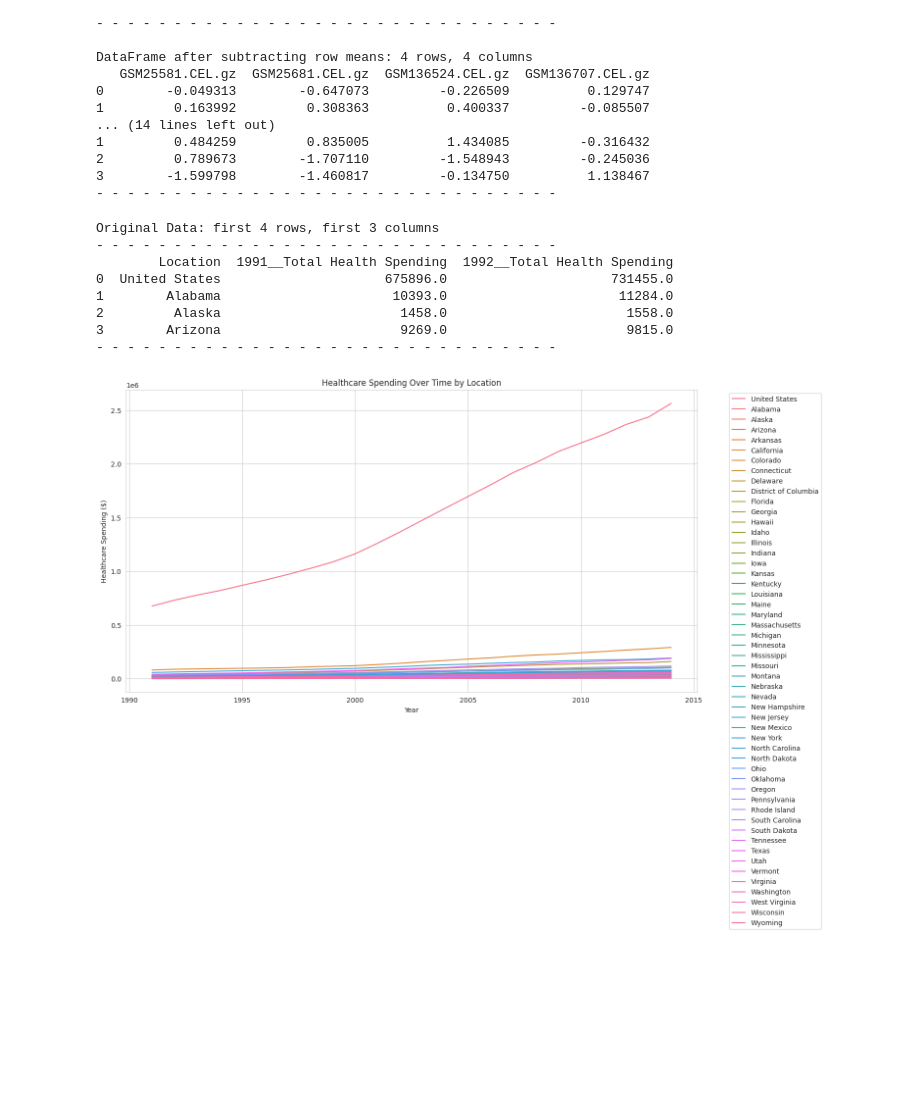
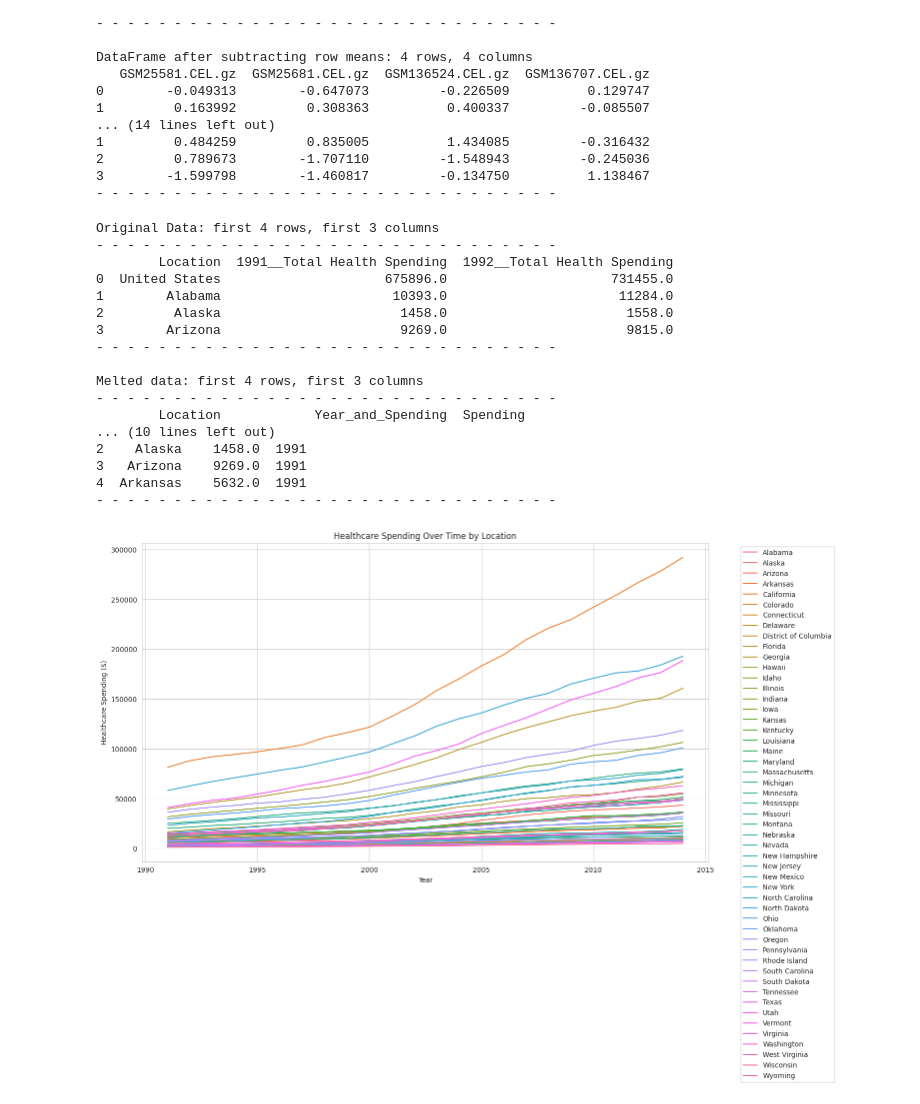
Before and after one commit to rjhanjee/my-first-repo, a Jupyter notebook: hw3.ipynb, the cells around one changed output. Drawn from its saved outputs; the diff is of its cells as text; code cells hidden in the pictures; blank space fills up the shorter version.

```diff
--- a/hw3.ipynb
+++ b/hw3.ipynb
@@ -233,6 +250,12 @@ DataFrame after subtracting row means: 4 rows, 4 columns
 3        -1.599798        -1.460817         -0.134750          1.138467
 - - - - - - - - - - - - - - - - - - - - - - - - - - - - - -
 # %%
+# Download the data from hereLinks to an external site..
+#  Name it "healthcare_df".
+# Create a plot of healthcare spending versus time color coded by states.
+# The option skiprows = 2 is useful in pd.read_csv
+# for this dataset since there's two lines of metadata at the top of the file.
+
 import pandas as pd
 import seaborn as sns
 import matplotlib.pyplot as plt
@@ -252,8 +275,14 @@ print("- " *30)
 # Identify the year columns (those ending with '__Total Health Spending')
 year_cols = [col for col in healthcare_df.columns if '__Total Health Spending' in col]
 
+
 # Melt the DataFrame to have 'Location' as id_vars and year_cols as value_vars
 melted_df = healthcare_df.melt(id_vars=['Location'], value_vars=year_cols, var_name='Year_and_Spending', value_name='Spending')
+
+print("\nMelted data: first 4 rows, first 3 columns")
+print("- " *30)
+print(melted_df.iloc[:4, :3])
+print("- " *30)
 
 # Extract the year from the 'Year_and_Spending' column
 melted_df['Year'] = melted_df['Year_and_Spending'].str.extract(r'(\d{4})').astype(int)
@@ -263,7 +292,13 @@ melted_df = melted_df.drop('Year_and_Spending', axis=1)
 
 # Remove rows with NaN values in 'Spending' or 'Year' that might have resulted from metadata or parsing issues
 melted_df.dropna(subset=['Spending', 'Year'], inplace=True)
+# remove the row United States
+melted_df = melted_df[melted_df['Location'] != 'United States']
 
+print("\nMelted data: first 4 rows, first 3 columns")
+print("- " *30)
+print(melted_df.iloc[:4, :3])
+print("- " *30)
 
 # Set a style for the plot
 sns.set_style("whitegrid")
@@ -271,31 +306,40 @@ sns.set_style("whitegrid")
 # Create the plot using seaborn
 plt.figure(figsize=(15, 10))
 sns.lineplot(data=melted_df, x='Year', y='Spending', hue='Location')
 plt.title('Healthcare Spending Over Time by Location')
 plt.xlabel('Year')
 plt.ylabel('Healthcare Spending ($)')
 plt.legend(bbox_to_anchor=(1.05, 1), loc='upper left')
 plt.tight_layout()
 plt.show()
 
 # Create a bar plot of average healthcare spending by state
 average_spending = melted_df.groupby('Location')['Spending'].mean().sort_values()
 plt.figure(figsize=(15, 8))
 average_spending.plot(kind='bar', color='skyblue')
 plt.title('Average Healthcare Spending by Location')
 plt.xlabel('Location')
 plt.ylabel('Average Spending ($)')
 plt.xticks(rotation=90)
 plt.grid(axis='y')
 plt.tight_layout()
 plt.show()
 # %% [output]
 Original Data: first 4 rows, first 3 columns
 - - - - - - - - - - - - - - - - - - - - - - - - - - - - - -
         Location  1991__Total Health Spending  1992__Total Health Spending
 0  United States                     675896.0                     731455.0
 1        Alabama                      10393.0                      11284.0
 2         Alaska                       1458.0                       1558.0
 3        Arizona                       9269.0                       9815.0
 - - - - - - - - - - - - - - - - - - - - - - - - - - - - - -
+
+Melted data: first 4 rows, first 3 columns
+- - - - - - - - - - - - - - - - - - - - - - - - - - - - - -
+        Location            Year_and_Spending  Spending
+... (10 lines left out)
+2    Alaska    1458.0  1991
+3   Arizona    9269.0  1991
+4  Arkansas    5632.0  1991
+- - - - - - - - - - - - - - - - - - - - - - - - - - - - - -
-[figure, old version]
+[figure, new version]
```
Also changed, not shown: parts of 4 cells of this notebook.
